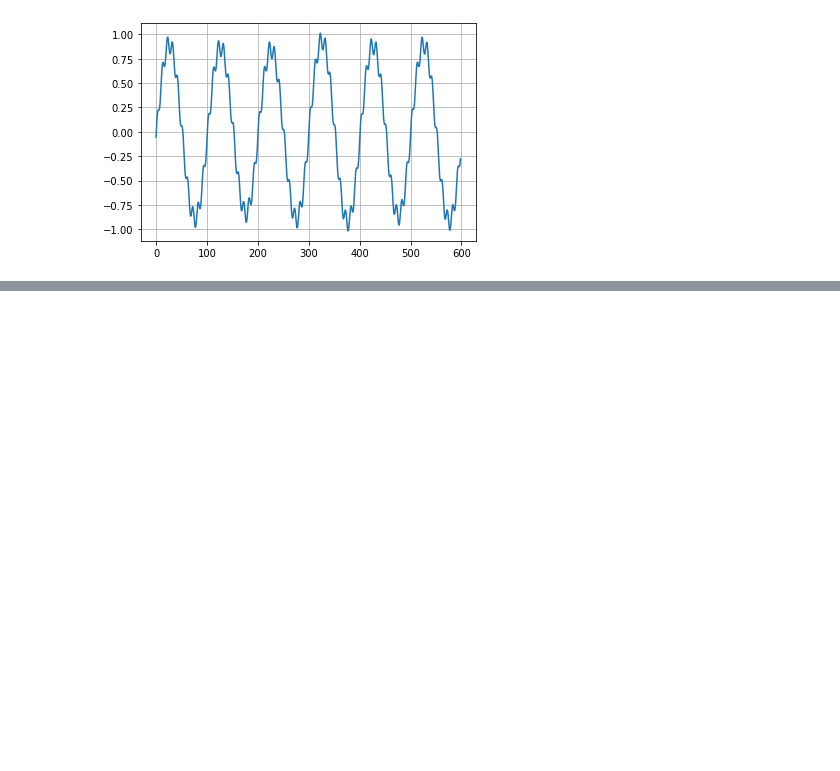
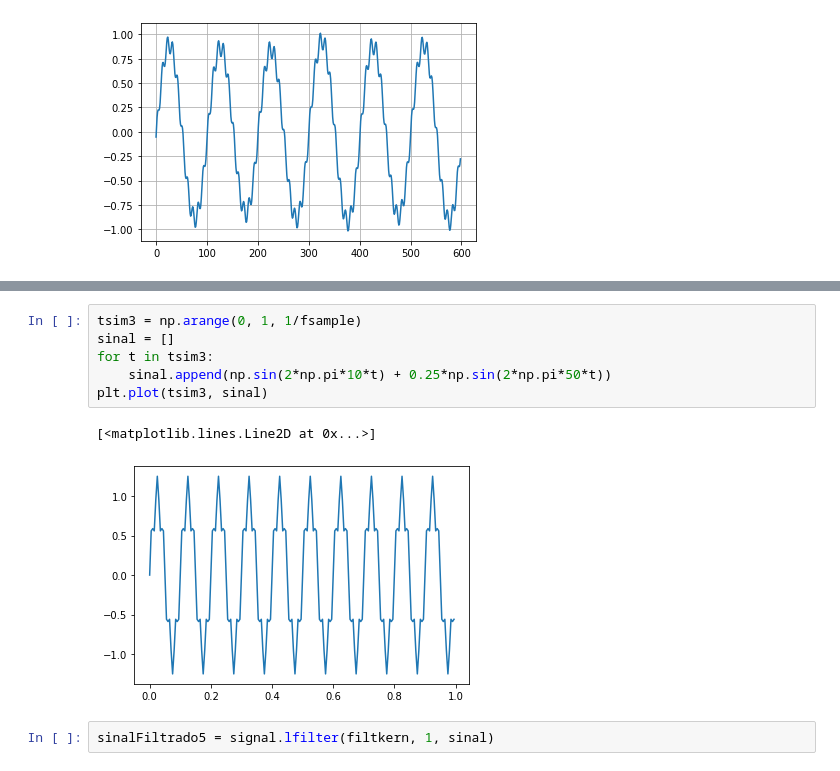
Before and after one commit to JoaoYukio/PCO119, a Jupyter notebook: Atividade 7/Atividade7.ipynb, the cells around one changed output, grey strips where cells are left out. Drawn from its saved outputs; the diff is of its cells as text; blank space fills up the shorter version.

```diff
--- a/Atividade 7/Atividade7.ipynb
+++ b/Atividade 7/Atividade7.ipynb
@@ -302,0 +333,11 @@ plt.grid()
+# %%
+tsim3 = np.arange(0, 1, 1/fsample)
+sinal = []
+for t in tsim3:
+    sinal.append(np.sin(2*np.pi*10*t) + 0.25*np.sin(2*np.pi*50*t))
+plt.plot(tsim3, sinal)
+# %% [output]
+[<matplotlib.lines.Line2D at 0x...>]
+[figure, added]
+# %%
+sinalFiltrado5 = signal.lfilter(filtkern, 1, sinal)
```
Also changed, not shown: parts of 23 cells of this notebook.
